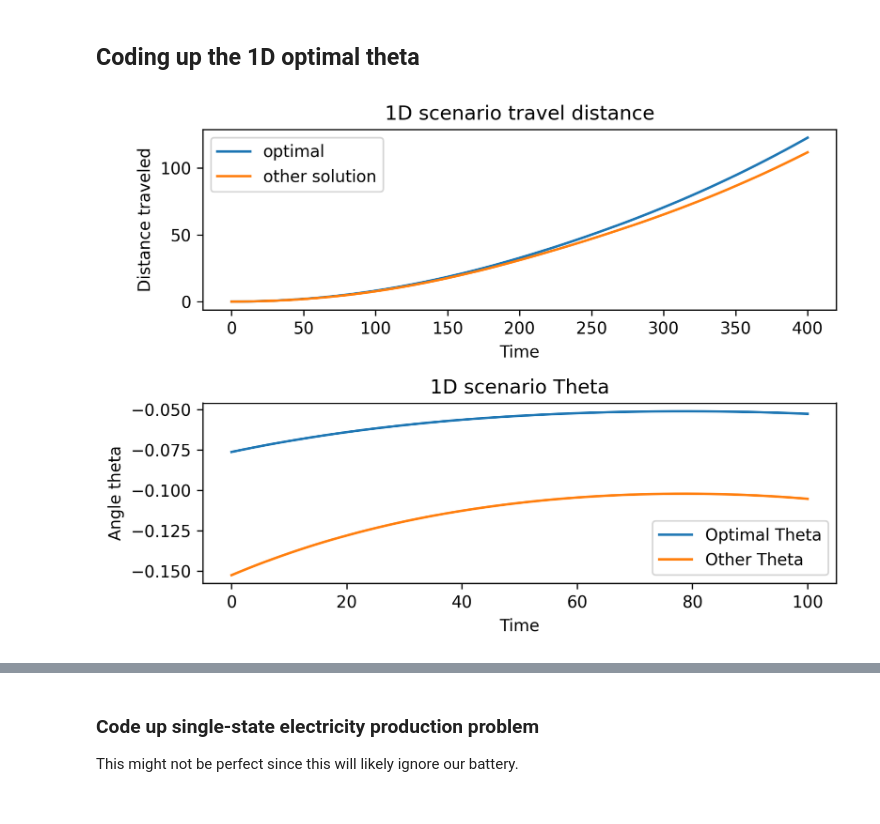
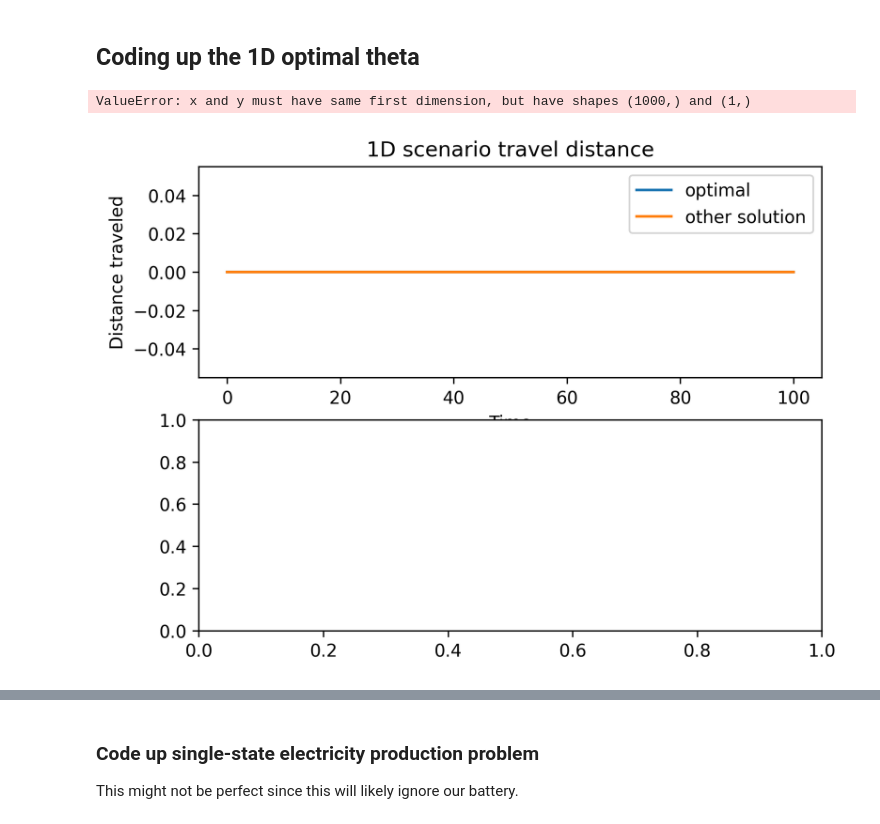
Before and after one commit to abraham-harris/optimized-sailing, a Jupyter notebook: abe_sandbox.ipynb, the cells around one changed output, grey strips where cells are left out. Cells and saved outputs as stored; diff of their text form; code cells hidden in the pictures.

```diff
--- a/abe_sandbox.ipynb
+++ b/abe_sandbox.ipynb
@@ -123,6 +123,7 @@ plt.show()
 ### Wind function ###
 tf = 100
 t = np.linspace(0, tf, 100)
+t_span = (0, tf)
 
 # Constant wind
 av_speed = .2
@@ -132,10 +133,10 @@ constant_x_wind = constant_wind(t)
 # Variable wind
 amplitude = .1
 frequency = 0.02
-wind_funcx = lambda t: av_speed + amplitude * np.sin(frequency * t)
-wind_funcy = lambda t: constant_wind(t) * np.random.random(size=1)
-# wind_funcx = lambda t: 2.0
-# wind_funcy = lambda t: 2.0
+# wind_funcx = lambda t: av_speed + amplitude * np.sin(frequency * t)
+# wind_funcy = lambda t: constant_wind(t) * np.random.random(size=1)
+wind_funcx = lambda t: 2.0
+wind_funcy = lambda t: 0
 variable_x_wind = wind_func(t)
 variable_y_wind = constant_wind(t) * np.random.random(size=1)
 
@@ -143,9 +144,11 @@ variable_y_wind = constant_wind(t) * np.random.random(size=1)
 
 mu = .98
 optimal_theta = lambda wx,wy: .5*(np.arctan(-wy/wx))
-bad_theta = lambda wx,wy: (np.arctan(-wy/wx))
+bad_theta = lambda wx,wy: 0*np.ones_like(wx)
+
 def ode1(t,state):
-    '''defining the ode system'''
+
+    '''defining the optimal ode system'''
     x,y,vx,vy = state
     wx = wind_funcx(t)
     wy = wind_funcy(t)
@@ -155,11 +158,11 @@ def ode1(t,state):
     thing = wx*(np.sin(theta)**2)*dx +wx*np.sin(theta)*np.cos(theta)*dy + wy*np.cos(theta)*np.sin(theta)*dx + wy*(np.cos(theta)**2) * dx
     ax = thing*dx
     ay = thing*dy
-    return np.array([vx - np.sign(vx)*mu*np.abs(vx),vy - vy*mu*np.abs(vy),ax[0],ay[0]])
+    return np.array([vx - np.sign(vx)*mu*np.abs(vx),vy - vy*mu*np.abs(vy),ax,ay])
 
 
 def ode2(t,state):
-    '''defining the ode system'''
+    '''defining the sub_optimal ode system'''
 
     x,y,vx,vy = state
     wx = wind_funcx(t)
@@ -170,7 +173,7 @@ def ode2(t,state):
     thing = wx*np.sin(theta)**2*dx +wx*np.sin(theta)*np.cos(theta)*dy + wy*np.cos(theta)*np.sin(theta)*dx + wy*np.cos(theta)**2 * dx
     ax = thing*dx
     ay = thing*dy
-    return np.array([vx - np.sign(vx)*mu*np.abs(vx),vy - vy*mu*np.abs(vy),ax[0],ay[0]])
+    return np.array([vx - np.sign(vx)*mu*np.abs(vx),vy - vy*mu*np.abs(vy),ax,ay])
 
 
 "Initial conditions"
@@ -181,27 +184,28 @@ sol2 = solve_ivp(ode2, t_span, y0, max_step = .01,dense_output = True)
 # %%
 ts = np.linspace(0,100,1000)
 windx = wind_funcx(ts)
 windy = wind_funcy(ts)
 good_thetas = optimal_theta(windx,windy)
 bad_thetas = bad_theta(windx,windy)
 
 #Plotting Optimal
 plt.subplot(2,1,1)
-plt.plot(sol1.t,sol1.y[0], label = "optimal")
-plt.plot(sol2.t,sol2.y[0], label = "other solution")
+plt.plot(ts,sol1.sol(ts)[0], label = "optimal")
+plt.plot(ts,sol2.sol(ts)[0], label = "other solution")
 plt.legend()
 plt.ylabel("Distance traveled")
 plt.xlabel("Time")
 plt.title("1D scenario travel distance")
 plt.subplot(2,1,2)
 plt.plot(ts, good_thetas, label = "Optimal Theta")
 plt.plot(ts, bad_thetas, label = "Other Theta")
 plt.ylabel("Angle theta")
 plt.title("1D scenario Theta")
 plt.xlabel("Time")
 plt.legend()
 plt.tight_layout()
 plt.show()
 # %% [output]
+ValueError: x and y must have same first dimension, but have shapes (1000,) and (1,)
-[figure, old version]
+[figure, new version]
 # %%
```
Also changed, not shown: parts of 2 cells of this notebook.
